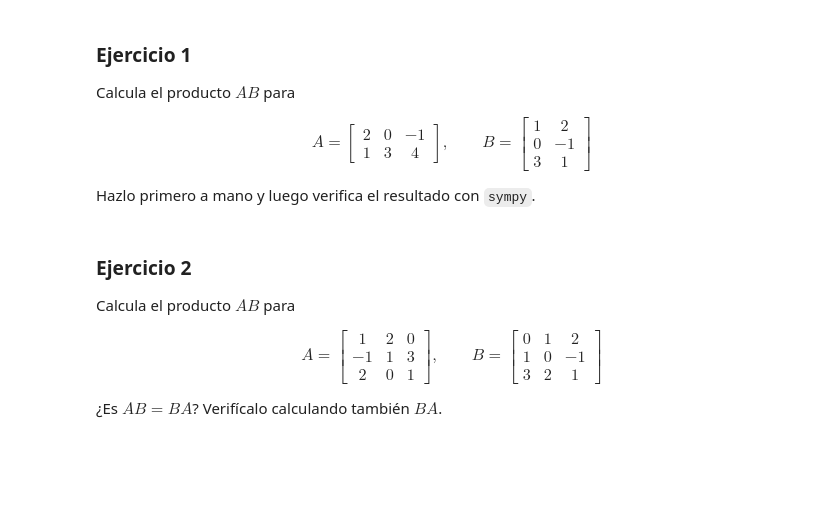
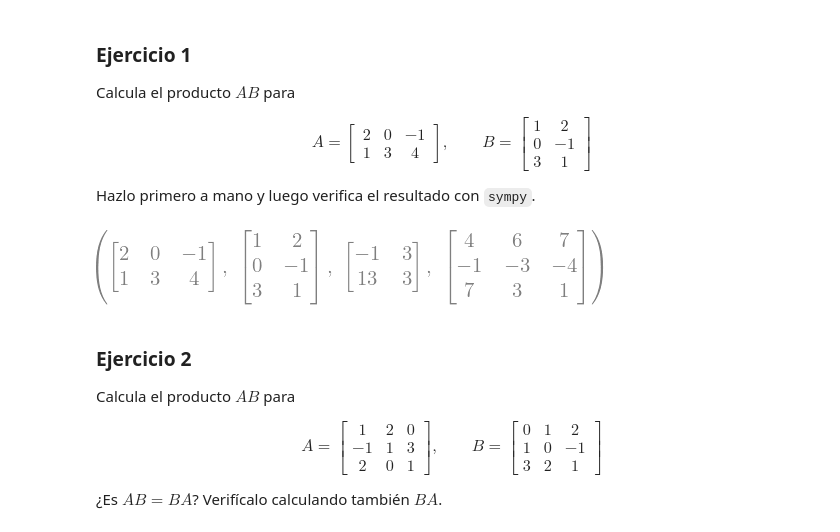
Before and after one commit to arleyfernandotorresgalindo/AL_2026_02, a Jupyter notebook: Cuadernos_clase/Cuaderno1.ipynb, the cells around one changed output. Cells and saved outputs as stored; diff of their text form; code cells hidden in the pictures; blank space fills up the shorter version.

```diff
--- a/Cuadernos_clase/Cuaderno1.ipynb
+++ b/Cuadernos_clase/Cuaderno1.ipynb
@@ -161,6 +161,11 @@ $$
 Hazlo primero a mano y luego verifica el resultado con `sympy`.
 # %%
 # Ejercicio 1: define A y B y calcula A*B
+A = Matrix([[2,0,-1], [1,3,4]])
+B = Matrix([[1,2], [0, -1], [3,1]])
+A, B, A*B, B*A
+# %% [output]
+[figure, added]
 # %% [markdown]
 ### Ejercicio 2
 
```
Also changed, not shown: parts of 2 cells of this notebook, 1 other file.
